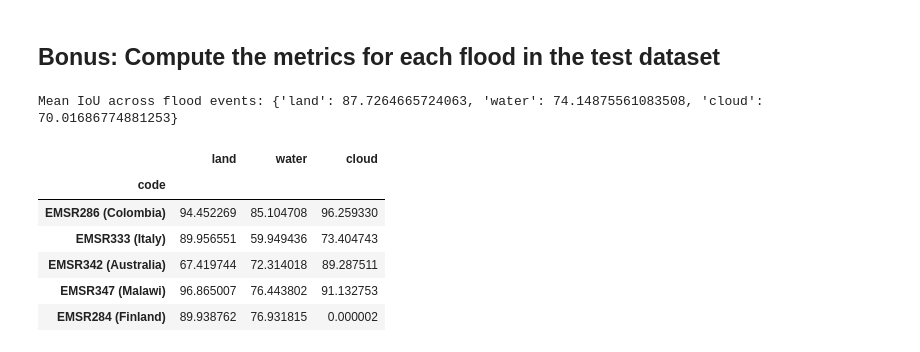
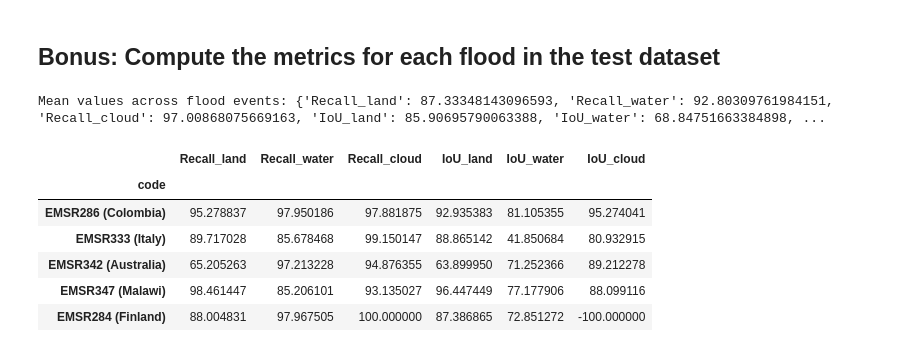
Before and after one commit to spaceml-org/ml4floods, a Jupyter notebook: notebooks/models/HOWTO_performance_metrics_workflow.ipynb, the cells around one changed output. Drawn from its saved outputs; the diff is of its cells as text; code cells hidden in the pictures.

```diff
--- a/notebooks/models/HOWTO_performance_metrics_workflow.ipynb
+++ b/notebooks/models/HOWTO_performance_metrics_workflow.ipynb
@@ -123,6 +113,3 @@ WorldFloodsModel(
 )
 # %% [markdown]
 ## Step 4: Run inference on all the images in the test dataset
-# %%
-from src.models.model_setup import get_model_inference_function
-inference_function = get_model_inference_function(model, config, apply_normalization=False)
@@ -131,0 +116,17 @@ Max tile size: 256
+# %%
+from src.models.model_setup import get_model_inference_function
+inf_func = get_model_inference_function(model, config, apply_normalization=False,
+                                        activation="sigmoid")
+
+if config["model_params"].get("model_version","v1") == "v2":
+    print("v2 inference function converted to v1")
+    def inference_function(x):
+        dual_head_output = inf_func(x)
+        B, C, H, W = dual_head_output.shape
+        out = torch.zeros((B, 3, H, W),dtype=dual_head_output.dtype)
+        out[:, 2] = dual_head_output[:, 0]
+        out[:, 1] = (1 - dual_head_output[:, 0]) * dual_head_output[:, 1]
+        out[:, 0] = (1 - dual_head_output[:, 0]) * (1 - dual_head_output[:, 1])
+        return out
+else:
+    inference_function = inf_func
@@ -143,9 +148,10 @@ thresholds_water = [0,1e-3,1e-2]+np.arange(0.5,.96,.05).tolist() + [.99,.995,.99
 mets = metrics.compute_metrics(
     dl,
     inference_function,
-    config.model_params.hyperparameters.num_classes,
-    label_names=config.model_params.hyperparameters.label_names,
+    3,
+    label_names=["land", "water", "cloud"],
     thresholds_water=thresholds_water,
     plot=False)
-metrics.plot_metrics(mets, config.model_params.hyperparameters.label_names)
+
+metrics.plot_metrics(mets, ["land", "water", "cloud"])
 # %% [output]
@@ -161,29 +167,34 @@ Per Class IOU {
 # %%
 CODES_LOC = {"EMSR333": "EMSR333 (Italy)",
              "EMSR9284": "EMSR284 (Finland)",
              "EMSR347": "EMSR347 (Malawi)",
              "EMSR286": "EMSR286 (Colombia)",
              "EMSR342": "EMSR342 (Australia)"
             }
 
 if hasattr(dl.dataset, "image_files"):
     cems_code = [os.path.basename(f).split("_")[0] for f in dl.dataset.image_files]
 else:
     cems_code = [os.path.basename(f.file_name).split("_")[0] for f in dl.dataset.list_of_windows]
 
 iou_per_code = pd.DataFrame(metrics.group_confusion(mets["confusions"],cems_code, metrics.calculate_iou,
-                                                    label_names=config.model_params.hyperparameters.label_names))
-iou_per_code["code"] = iou_per_code["code"].apply(lambda x: CODES_LOC.get(x,x))
-iou_per_code = iou_per_code.set_index("code")
-iou_per_code = iou_per_code*100
-print(f"Mean IoU across flood events: {iou_per_code.mean(axis=0).to_dict()}")
-iou_per_code
+                                                    label_names=[f"IoU_{l}"for l in ["land", "water", "cloud"]]))
+
+recall_per_code = pd.DataFrame(metrics.group_confusion(mets["confusions"],cems_code, metrics.calculate_recall,
+                                                       label_names=[f"Recall_{l}"for l in ["land", "water", "cloud"]]))
+
+join_data_per_code = pd.merge(recall_per_code,iou_per_code,on="code")
+join_data_per_code["code"] = join_data_per_code["code"].apply(lambda x: CODES_LOC.get(x,x))
+join_data_per_code = join_data_per_code.set_index("code")
+join_data_per_code = join_data_per_code*100
+print(f"Mean values across flood events: {join_data_per_code.mean(axis=0).to_dict()}")
+join_data_per_code
 # %% [output]
-Mean IoU across flood events: {'land': 87.7264665724063, 'water': 74.14875561083508, 'cloud': 70.01686774881253}
+Mean values across flood events: {'Recall_land': 87.33348143096593, 'Recall_water': 92.80309761984151, 'Recall_cloud': 97.00868075669163, 'IoU_land': 85.90695790063388, 'IoU_water': 68.84751663384898, ...
-|  | land | water | cloud |
-| code |  |  |  |
-| EMSR286 (Colombia) | 94.452269 | 85.104708 | 96.259330 |
-| EMSR333 (Italy) | 89.956551 | 59.949436 | 73.404743 |
-| EMSR342 (Australia) | 67.419744 | 72.314018 | 89.287511 |
-| EMSR347 (Malawi) | 96.865007 | 76.443802 | 91.132753 |
-| EMSR284 (Finland) | 89.938762 | 76.931815 | 0.000002 |
+|  | Recall_land | Recall_water | Recall_cloud | IoU_land | IoU_water | IoU_cloud |
+| code |  |  |  |  |  |  |
+| EMSR286 (Colombia) | 95.278837 | 97.950186 | 97.881875 | 92.935383 | 81.105355 | 95.274041 |
+| EMSR333 (Italy) | 89.717028 | 85.678468 | 99.150147 | 88.865142 | 41.850684 | 80.932915 |
+| EMSR342 (Australia) | 65.205263 | 97.213228 | 94.876355 | 63.899950 | 71.252366 | 89.212278 |
+| EMSR347 (Malawi) | 98.461447 | 85.206101 | 93.135027 | 96.447449 | 77.177906 | 88.099116 |
+| EMSR284 (Finland) | 88.004831 | 97.967505 | 100.000000 | 87.386865 | 72.851272 | -100.000000 |
```
Also changed, not shown: parts of 7 cells of this notebook, 2 other files.
